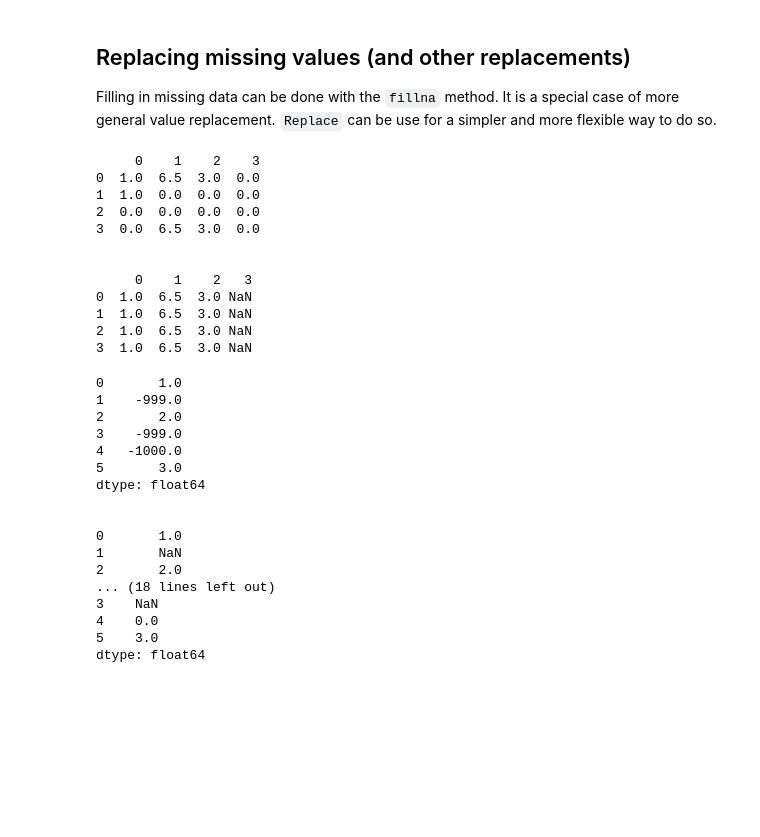
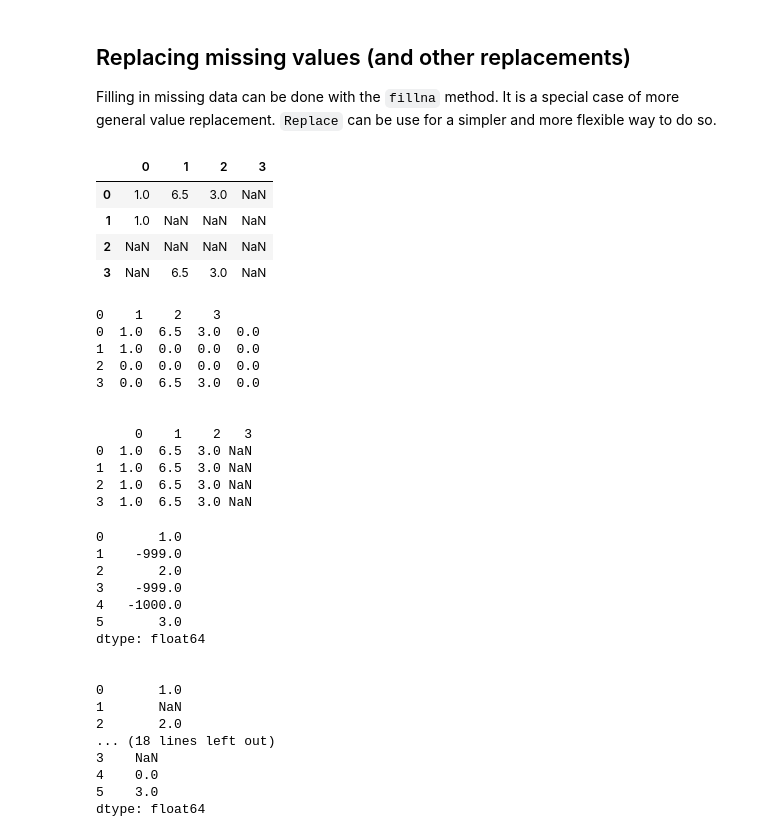
Before and after one commit to JeffreyXieCn/LearnAIML, a Jupyter notebook: Python/PythonTraining/Part2-NumpyAndPanda/HEC_python_part2b.ipynb, the cells around one changed output. Saved outputs shown, nothing was run; the diff lists cells and outputs as text; code cells hidden in the pictures; blank space fills up the shorter version.

```diff
--- a/Python/PythonTraining/Part2-NumpyAndPanda/HEC_python_part2b.ipynb
+++ b/Python/PythonTraining/Part2-NumpyAndPanda/HEC_python_part2b.ipynb
@@ -131,11 +143,16 @@ print("\n")
 Filling in missing data can be done with the ``fillna`` method. It is a special case of more general value replacement. ``Replace`` can be use for a simpler and more flexible way to do so.
 # %%
 # Filling NA
-
+display(data)
 data1 = data.fillna(0)
 print(data1)
 print("\n")
 
-data2 = data.fillna(data.mean())
+data2 = data.fillna(data.mean()) # the mean of the column
 print(data2)
 # %% [output]
+|  | 0 | 1 | 2 | 3 |
+| 0 | 1.0 | 6.5 | 3.0 | NaN |
+| 1 | 1.0 | NaN | NaN | NaN |
+| 2 | NaN | NaN | NaN | NaN |
+| 3 | NaN | 6.5 | 3.0 | NaN |
```
Also changed, not shown: parts of 19 cells of this notebook.
